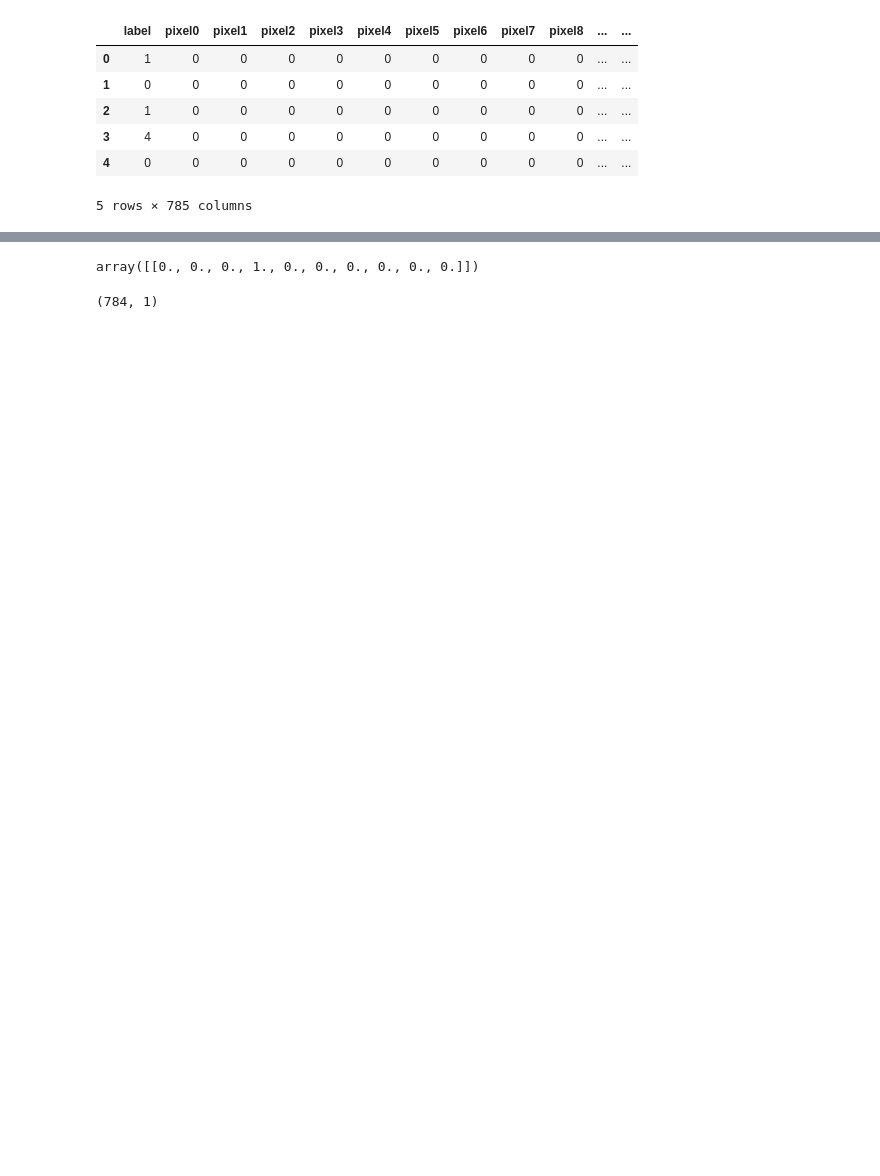
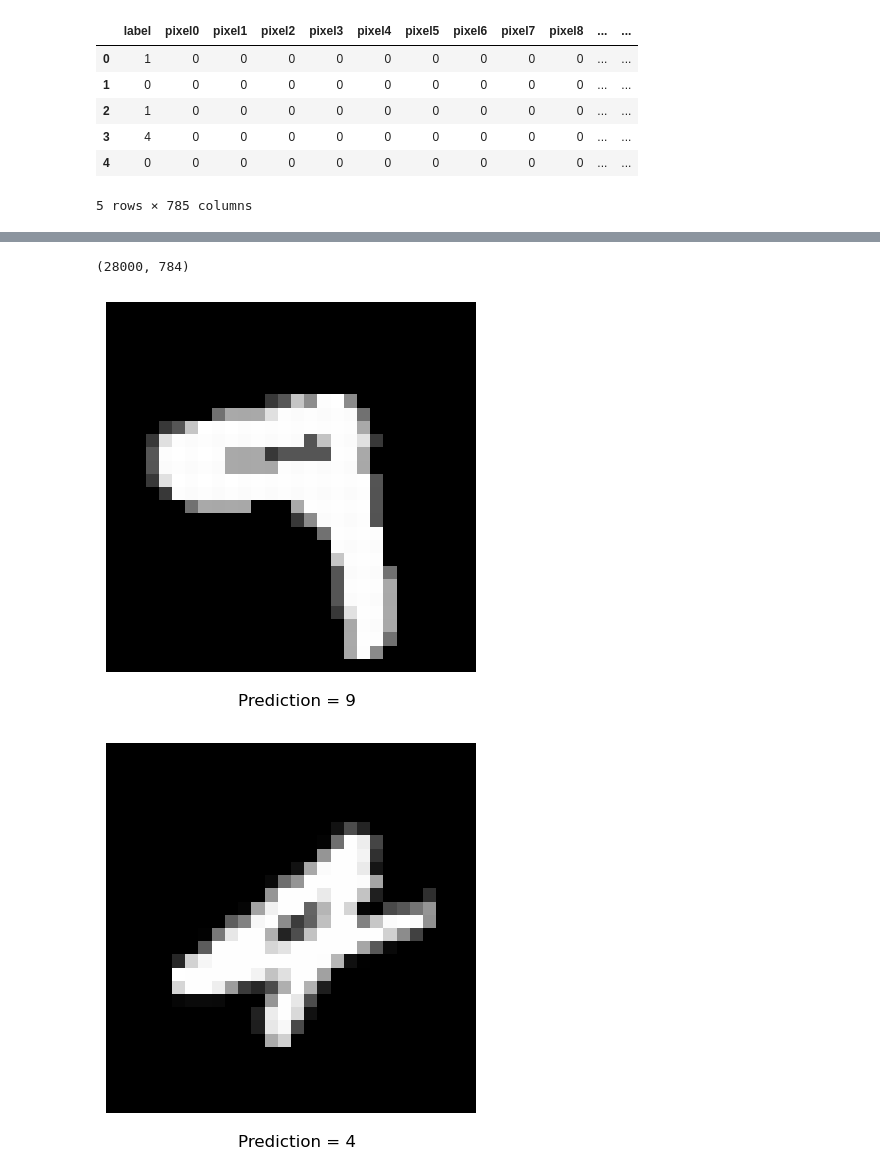
Before and after one commit to Leon-MRR/MNIST-NN-from-scratch, a Jupyter notebook: MNIST-Neural-Network.ipynb, the cells around one changed output, grey strips where cells are left out. Cells and saved outputs as stored; diff of their text form; code cells hidden in the pictures; blank space fills up the shorter version.

```diff
--- a/MNIST-Neural-Network.ipynb
+++ b/MNIST-Neural-Network.ipynb
@@ -109,7 +104,7 @@ A1.shape
 # %%
-X_train, Y_train, X_test, Y_test = train_test_split(X, Y)
+X_train, Y_train, X_test, Y_test = train_test_split(X, Y, test_size=0.01)
 batch_size = 10
-eta = 0.0001
+eta = 0.00001
 eta_decay = 0.995
 Y_train.shape
 # %% [output]
@@ -125,7 +120,7 @@ for epoch in range(300):
         Z1, A1, Z2, A2, Z3, A3 = fwd_prop(X_batch, W1, B1, W2, B2, W3, B3)
         dW3, dB3, dW2, dB2, dW1, dB1 = back_prop(X_batch, Y_target, Z1, A1, Z2, A2, Z3, A3, b_s=10)
 
-        loss = -np.mean(Y_target * np.log(A3 + 1e-8))
+        loss = -np.mean(Y_target * np.log(A3 + 1e-8)
 
         W1 -= eta*dW1
         W2 -= eta*dW2
@@ -135,7 +130,7 @@ for epoch in range(300):
         B3 -= eta*dB3
 
     if epoch%20 == 0 :
-        print(f'Epoch {epoch+1}/{400}, Loss: {loss:.4f}')
+        print(f'Epoch {epoch+1}/{300}, Loss: {loss:.4f}')
 
     if epoch > 700:
         eta *= eta_decay
@@ -165,7 +157,7 @@ for i in range(0, X_test.shape[1]):
     Y_targ = one_hot_enc(Y_test[i]).T
 
     Z1, A1, Z2, A2, Z3, Y_predict = fwd_prop(X_batch_test, W1, B1, W2, B2, W3, B3)
-    training_loss = -np.mean(Y_targ * np.log(Y_predict + 1e-8))
+    test_loss = -np.mean(Y_targ * np.log(Y_predict + 1e-8)
 
     if i % 100 == 0:
         print(f'Epoch {i+1}, Loss {training_loss}')
@@ -194,13 +175,9 @@ Average loss = 0.06223456616362277
 # %%
 import cv2
-# %%
-one_hot_enc(label)
-# %% [output]
-array([[0., 0., 0., 1., 0., 0., 0., 0., 0., 0.]])
-# %%
-image_used.shape
-# %% [output]
-(784, 1)
+# %%
+data_test.shape
+# %% [output]
+(28000, 784)
 # %%
 def predict_number(image, W1, B1, W2, B2, W3, B3):
 
@@ -209,7 +186,6 @@ def predict_number(image, W1, B1, W2, B2, W3, B3):
     prediction = np.argmax(Y_pred)
 
     plt.imshow(image.reshape(28,28), cmap='gray')
-    plt.title(f'Label = {label}')
     plt.axis('off')
     plt.text(14, 30, f"Prediction = {prediction}", fontsize=12, ha='center')
     plt.show()
@@ -217,3 +193,14 @@ def predict_number(image, W1, B1, W2, B2, W3, B3):
 
 
     return prediction
+# %%
+for i in range(0, 10):
+
+    rand = np.random.randint(0,28000)
+    image_used = data_test.iloc[rand,:].values.reshape(-1,1)
+    imag = image_used.reshape(28,28)
+
+    predict_number(image_used, W1, B1, W2, B2, W3, B3)
+# %% [output]
+[figure, added]
+[figure, added]
```
Also changed, not shown: parts of 8 cells of this notebook.
